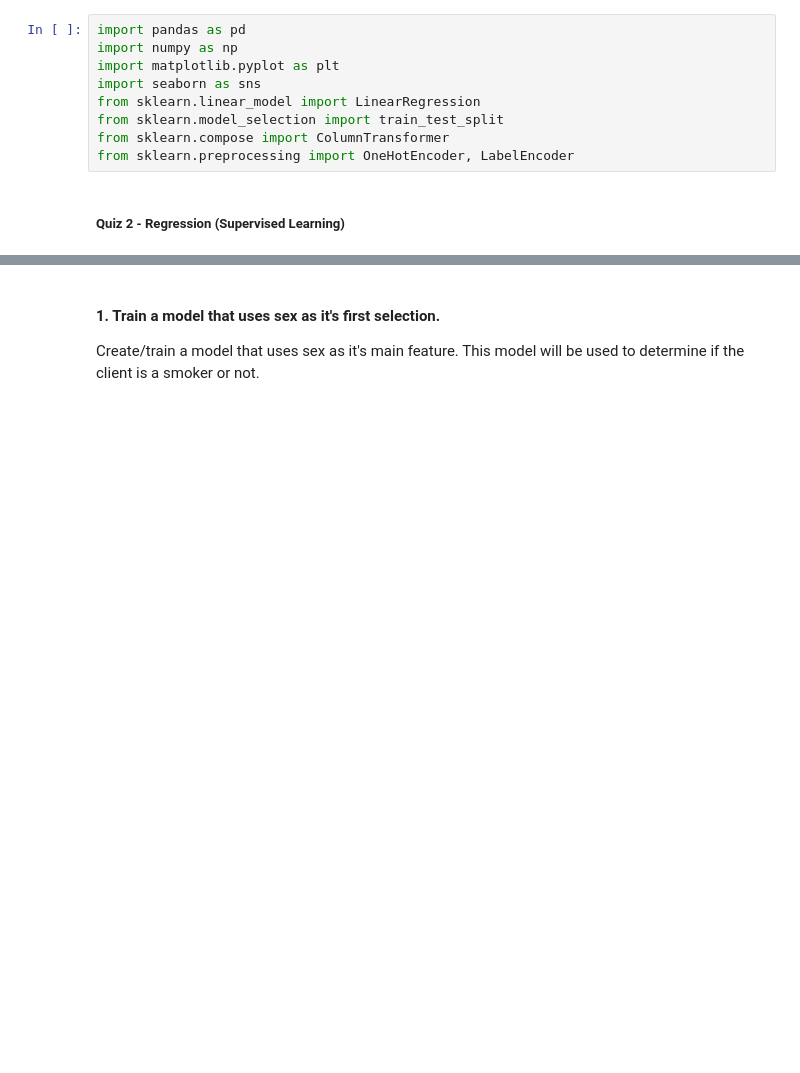
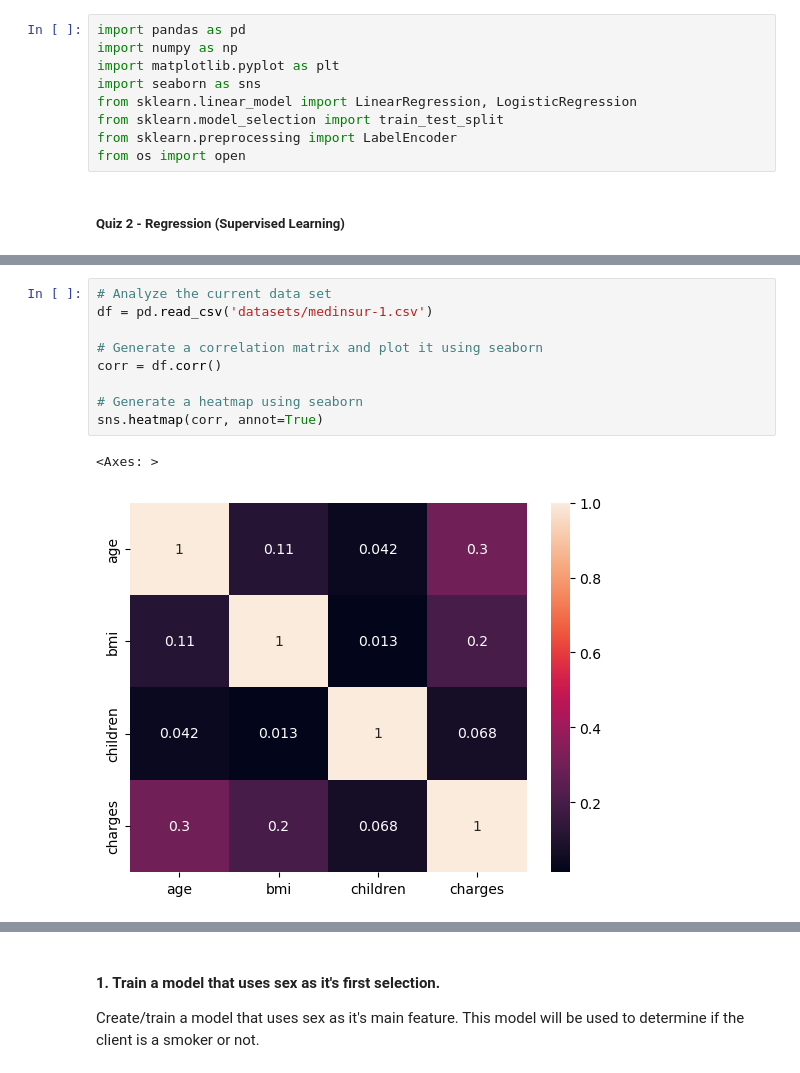
Before and after one commit to Pipaolo/cs-machine-learning, a Jupyter notebook: machinelearning_quiz2_part_1.ipynb, the cells around one changed output, grey strips where cells are left out. Saved outputs shown, nothing was run; the diff lists cells and outputs as text; blank space fills up the shorter version.

```diff
--- a/machinelearning_quiz2_part_1.ipynb
+++ b/machinelearning_quiz2_part_1.ipynb
@@ -3,10 +3,10 @@ import pandas as pd
 import numpy as np
 import matplotlib.pyplot as plt
 import seaborn as sns
-from sklearn.linear_model import LinearRegression
+from sklearn.linear_model import LinearRegression, LogisticRegression
 from sklearn.model_selection import train_test_split
-from sklearn.compose import ColumnTransformer
-from sklearn.preprocessing import OneHotEncoder, LabelEncoder
+from sklearn.preprocessing import LabelEncoder
+from os import open
 # %% [markdown]
 ##### Quiz 2 - Regression (Supervised Learning)
 # %% [markdown]
@@ -22,3 +22,15 @@ c. Number of children
 5. Then after classifying the smoker feature of the client, the program will then determine how much the client will then be charged based on the age, BMI, and number of children.
 
 ![image.png](attachment:image.png)
+# %%
+# Analyze the current data set
+df = pd.read_csv('datasets/medinsur-1.csv')
+
+# Generate a correlation matrix and plot it using seaborn
+corr = df.corr()
+
+# Generate a heatmap using seaborn
+sns.heatmap(corr, annot=True)
+# %% [output]
+<Axes: >
+[figure, added]
```
Also changed, not shown: parts of 14 cells of this notebook.
